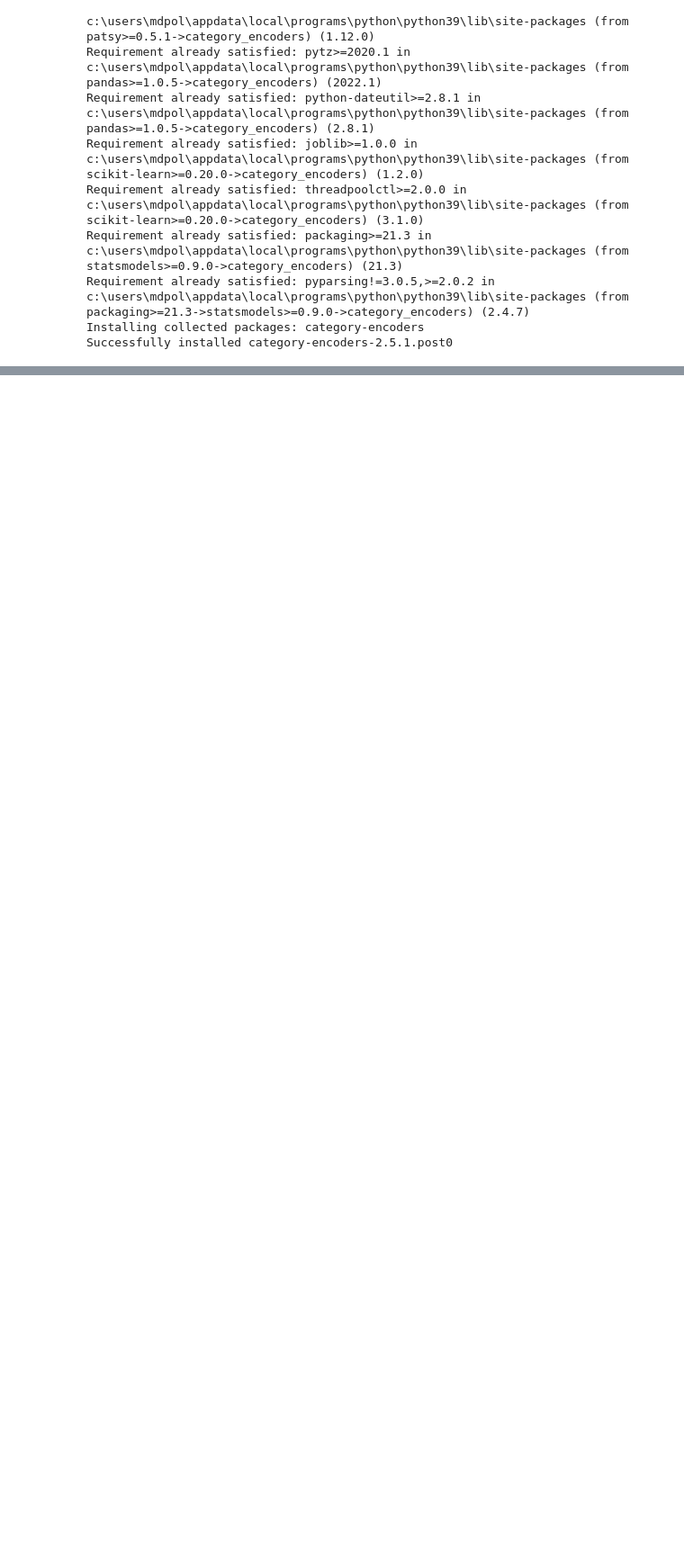
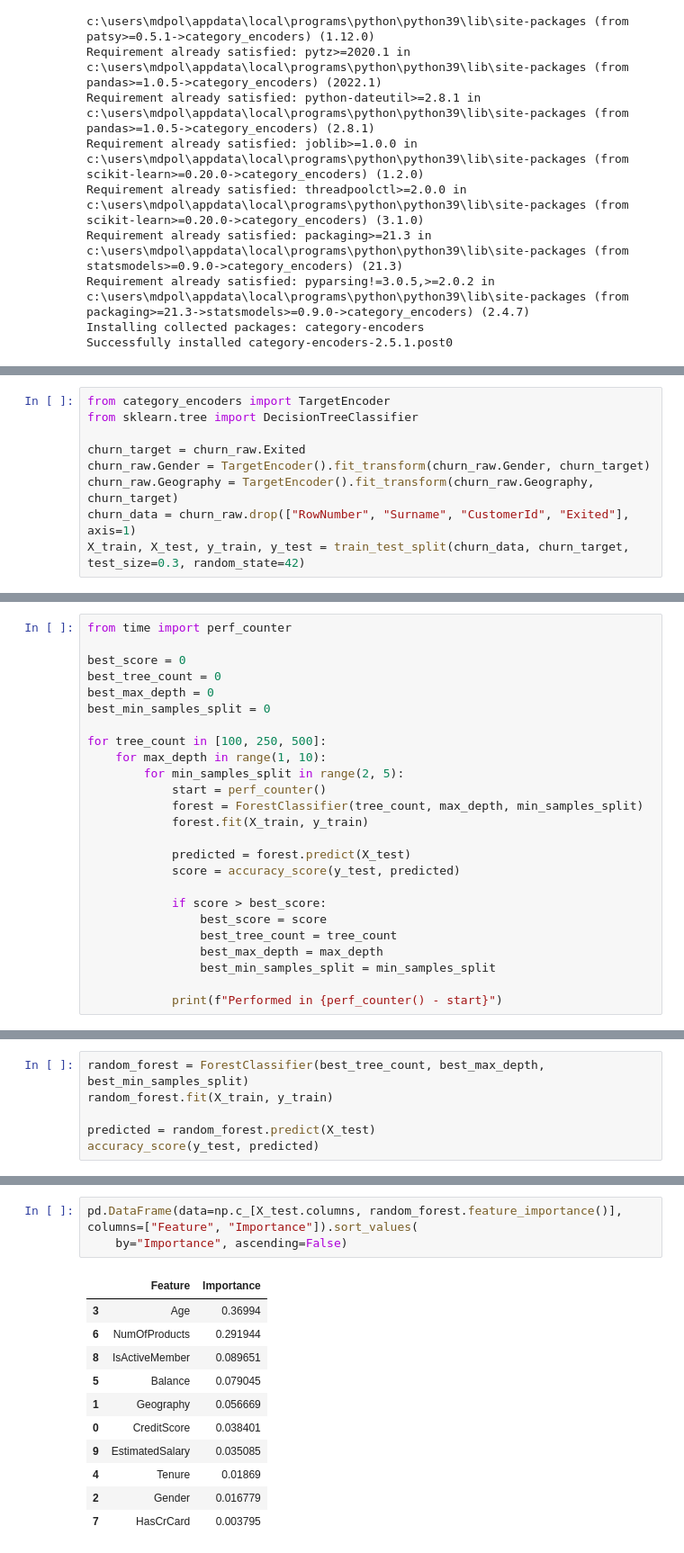
Before and after one commit to Patisson4/ML, a Jupyter notebook: lab4.ipynb, the cells around one changed output, grey strips where cells are left out. Shown: that part at 90% size. Cells and saved outputs as stored; diff of their text form; blank space fills up the shorter version.

```diff
--- a/lab4.ipynb
+++ b/lab4.ipynb
@@ -272,0 +291,9 @@ Skipping, found downloaded files in ".\churn-for-bank-customers" (use force=True
+# %%
+from category_encoders import TargetEncoder
+from sklearn.tree import DecisionTreeClassifier
+
+churn_target = churn_raw.Exited
+churn_raw.Gender = TargetEncoder().fit_transform(churn_raw.Gender, churn_target)
+churn_raw.Geography = TargetEncoder().fit_transform(churn_raw.Geography, churn_target)
+churn_data = churn_raw.drop(["RowNumber", "Surname", "CustomerId", "Exited"], axis=1)
+X_train, X_test, y_train, y_test = train_test_split(churn_data, churn_target, test_size=0.3, random_state=42)
@@ -272,0 +337,25 @@ Skipping, found downloaded files in ".\churn-for-bank-customers" (use force=True
+# %%
+from time import perf_counter
+
+best_score = 0
+best_tree_count = 0
+best_max_depth = 0
+best_min_samples_split = 0
+
+for tree_count in [100, 250, 500]:
+    for max_depth in range(1, 10):
+        for min_samples_split in range(2, 5):
+            start = perf_counter()
+            forest = ForestClassifier(tree_count, max_depth, min_samples_split)
+            forest.fit(X_train, y_train)
+
+            predicted = forest.predict(X_test)
+            score = accuracy_score(y_test, predicted)
+
+            if score > best_score:
+                best_score = score
+                best_tree_count = tree_count
+                best_max_depth = max_depth
+                best_min_samples_split = min_samples_split
+
+            print(f"Performed in {perf_counter() - start}")
@@ -272,0 +388,6 @@ Skipping, found downloaded files in ".\churn-for-bank-customers" (use force=True
+# %%
+random_forest = ForestClassifier(best_tree_count, best_max_depth, best_min_samples_split)
+random_forest.fit(X_train, y_train)
+
+predicted = random_forest.predict(X_test)
+accuracy_score(y_test, predicted)
@@ -272,0 +396,15 @@ Skipping, found downloaded files in ".\churn-for-bank-customers" (use force=True
+# %%
+pd.DataFrame(data=np.c_[X_test.columns, random_forest.feature_importance()], columns=["Feature", "Importance"]).sort_values(
+    by="Importance", ascending=False)
+# %% [output]
+|  | Feature | Importance |
+| 3 | Age | 0.36994 |
+| 6 | NumOfProducts | 0.291944 |
+| 8 | IsActiveMember | 0.089651 |
+| 5 | Balance | 0.079045 |
+| 1 | Geography | 0.056669 |
+| 0 | CreditScore | 0.038401 |
+| 9 | EstimatedSalary | 0.035085 |
+| 4 | Tenure | 0.01869 |
+| 2 | Gender | 0.016779 |
+| 7 | HasCrCard | 0.003795 |
```
Also changed, not shown: parts of 9 cells of this notebook.
